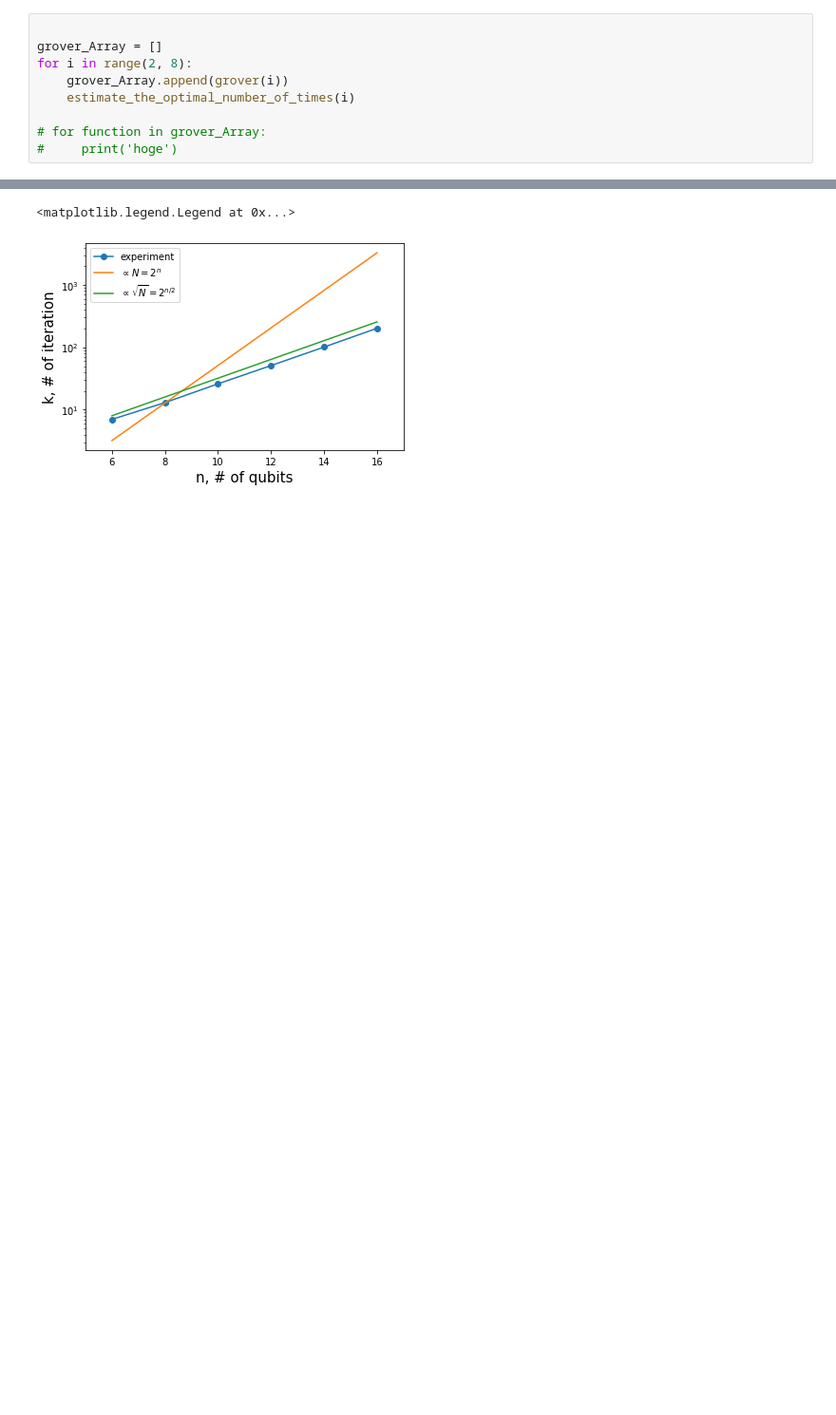
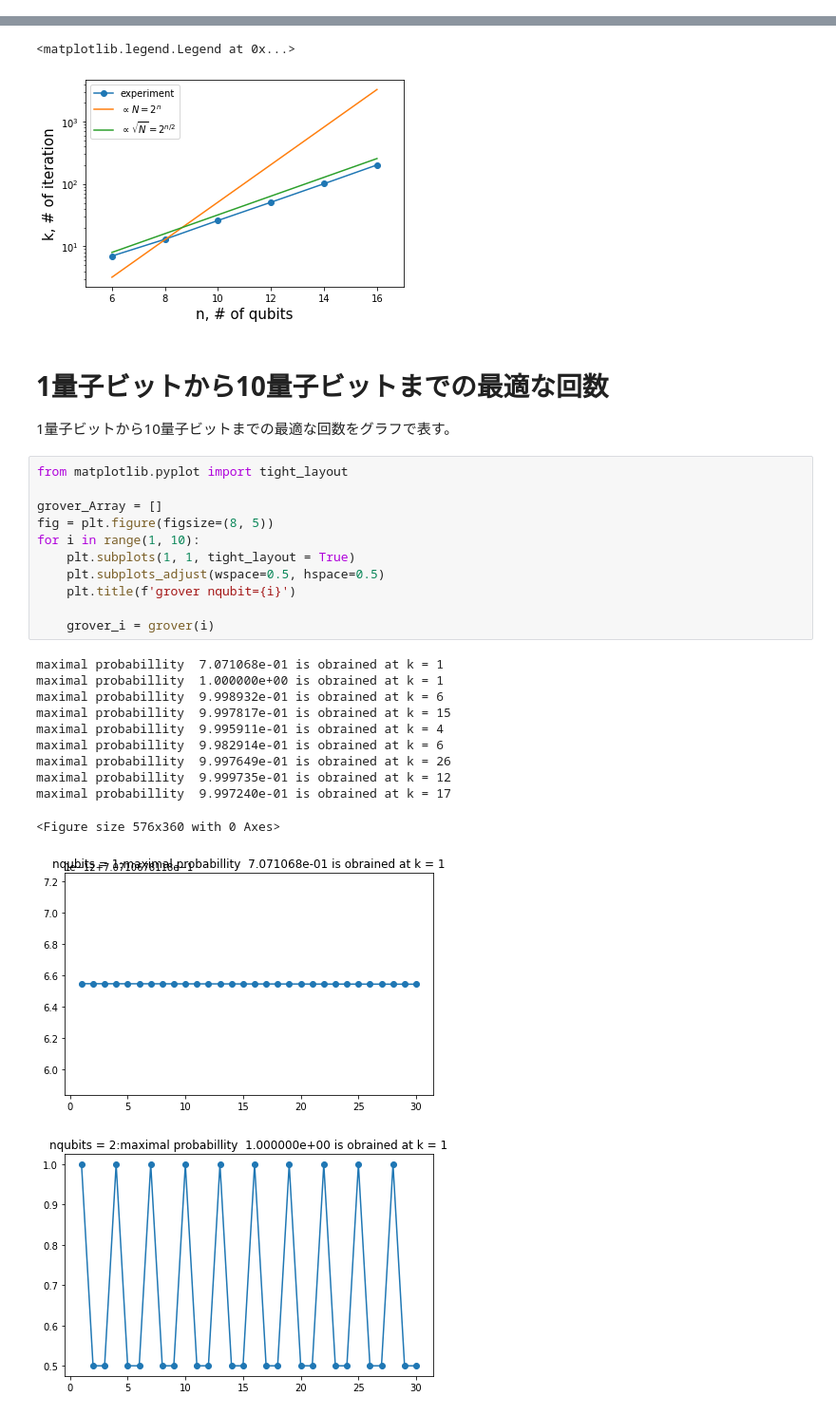
Before and after one commit to KaitoMuraoka/BasicQuantumAlgorithm, a Jupyter notebook: グローバーのアルゴリズム.ipynb, the cells around one changed output, grey strips where cells are left out. Shown at 95% size. Cells and saved outputs as stored; diff of their text form; blank space fills up the shorter version.

```diff
--- a/グローバーのアルゴリズム.ipynb
+++ b/グローバーのアルゴリズム.ipynb
@@ -311,9 +313,0 @@ maximal probabillity  9.997817e-01 is obrained at k = 15
-# %%
-
-grover_Array = []
-for i in range(2, 8):
-    grover_Array.append(grover(i))
-    estimate_the_optimal_number_of_times(i)
-
-# for function in grover_Array:
-#     print('hoge')
@@ -380,3 +368,30 @@ plt.legend(fontsize=10)
 # %% [output]
 <matplotlib.legend.Legend at 0x...>
 [figure]
+# %% [markdown]
+# 1量子ビットから10量子ビットまでの最適な回数
+1量子ビットから10量子ビットまでの最適な回数をグラフで表す。
+# %%
+from matplotlib.pyplot import tight_layout
+
+grover_Array = []
+fig = plt.figure(figsize=(8, 5))
+for i in range(1, 10):
+    plt.subplots(1, 1, tight_layout = True)
+    plt.subplots_adjust(wspace=0.5, hspace=0.5)
+    plt.title(f'grover nqubit={i}')
+
+    grover_i = grover(i)
+# %% [output]
+maximal probabillity  7.071068e-01 is obrained at k = 1
+maximal probabillity  1.000000e+00 is obrained at k = 1
+maximal probabillity  9.998932e-01 is obrained at k = 6
+maximal probabillity  9.997817e-01 is obrained at k = 15
+maximal probabillity  9.995911e-01 is obrained at k = 4
+maximal probabillity  9.982914e-01 is obrained at k = 6
+maximal probabillity  9.997649e-01 is obrained at k = 26
+maximal probabillity  9.999735e-01 is obrained at k = 12
+maximal probabillity  9.997240e-01 is obrained at k = 17
+<Figure size 576x360 with 0 Axes>
+[figure, added]
+[figure, added]
```
Also changed, not shown: parts of 13 cells of this notebook.
